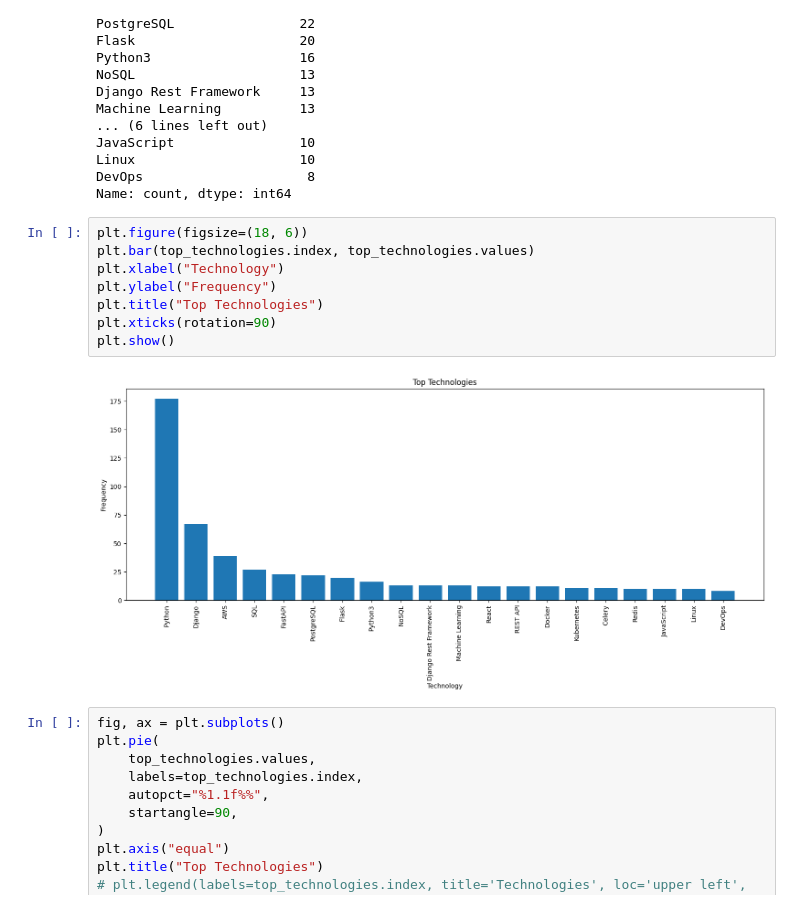
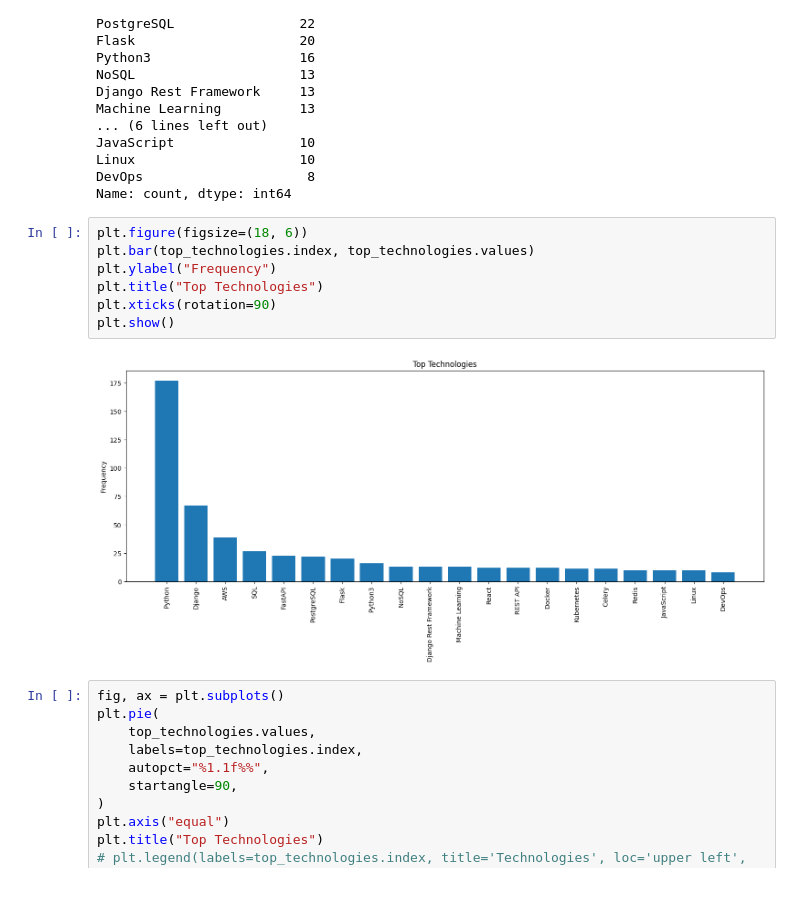
Before and after one commit to Maytreyaya/scrape-djinny, a Jupyter notebook: jobs_DA.ipynb, the cells around one changed output. Cells and saved outputs as stored; diff of their text form.

```diff
--- a/jobs_DA.ipynb
+++ b/jobs_DA.ipynb
@@ -67,13 +67,12 @@ Name: count, dtype: int64
 # %%
 plt.figure(figsize=(18, 6))
 plt.bar(top_technologies.index, top_technologies.values)
-plt.xlabel("Technology")
 plt.ylabel("Frequency")
 plt.title("Top Technologies")
 plt.xticks(rotation=90)
 plt.show()
 # %% [output]
-[figure, old version]
+[figure, new version]
 # %%
 fig, ax = plt.subplots()
 plt.pie(
```
Also changed, not shown: 1 other file.
